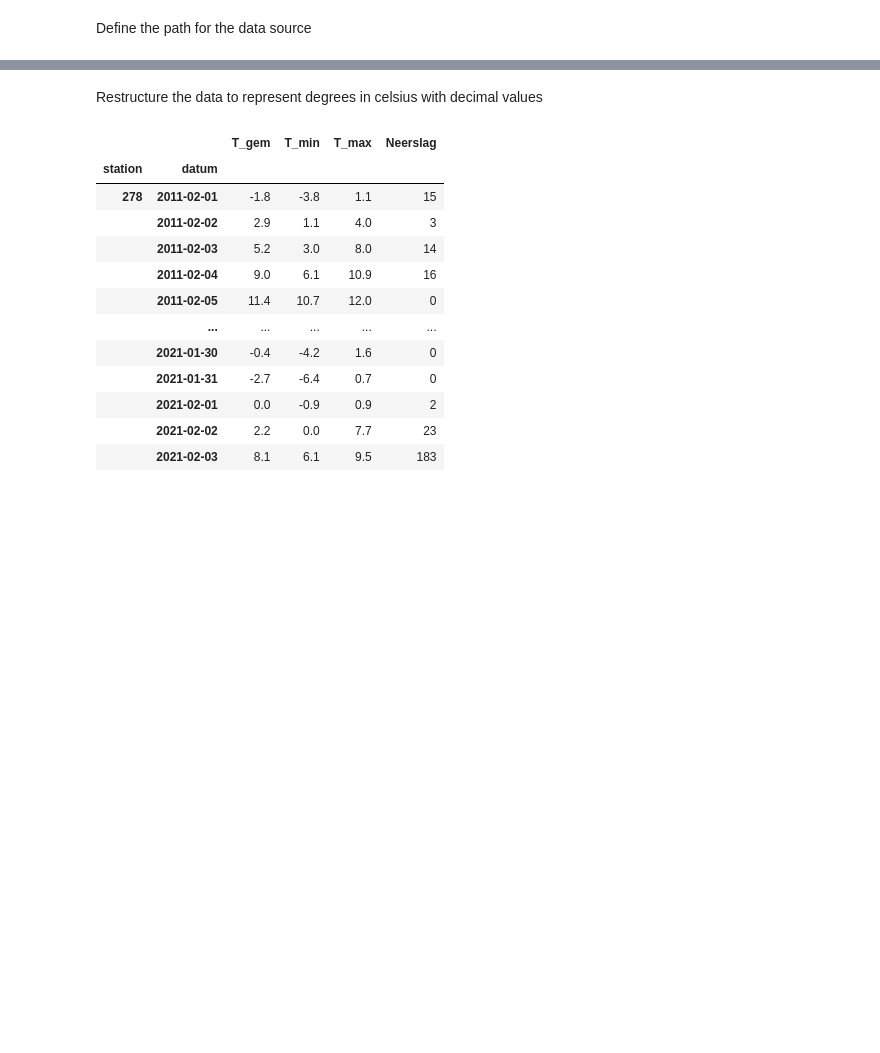
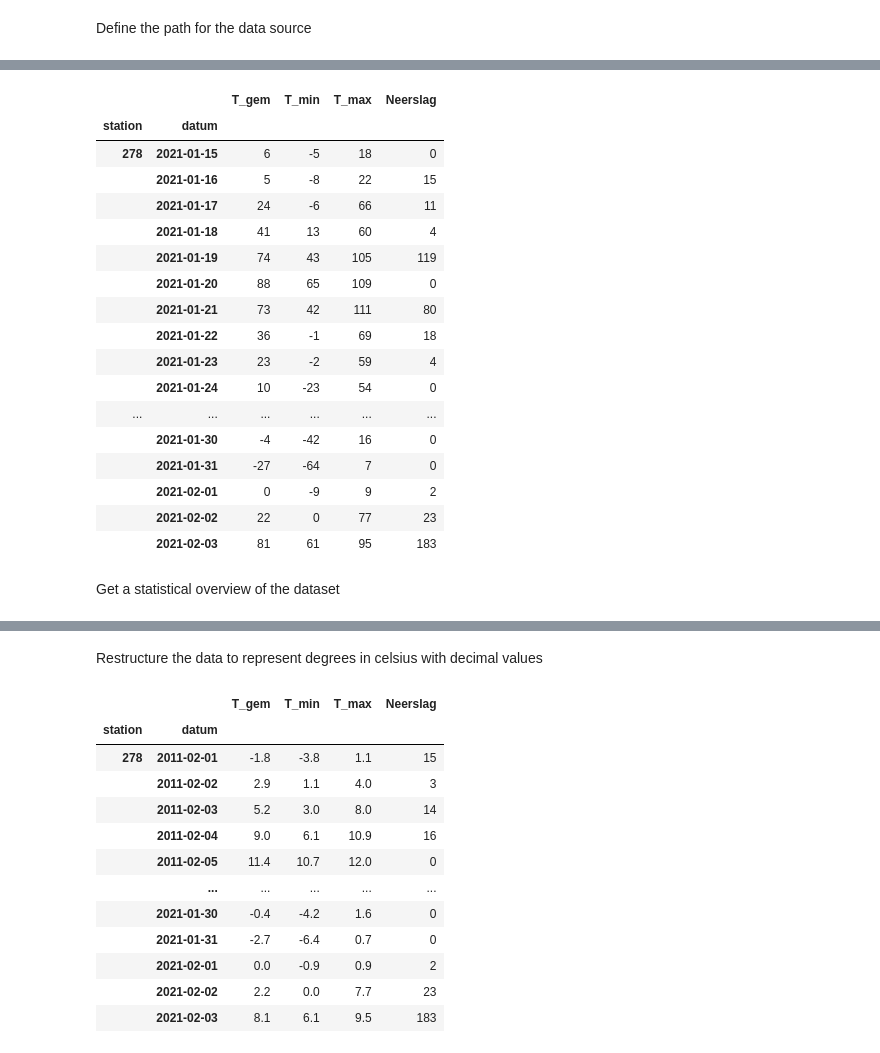
Before and after one commit to ReubenHawley/DSHuiswerkOpdrachten, a Jupyter notebook: notebooks/Data Science Workflow.ipynb, the cells around one changed output, grey strips where cells are left out. Cells and saved outputs as stored; diff of their text form; code cells hidden in the pictures; blank space fills up the shorter version.

```diff
--- a/notebooks/Data Science Workflow.ipynb
+++ b/notebooks/Data Science Workflow.ipynb
@@ -33,0 +178,24 @@ df.head(5)
+# %%
+# This displays the last number of rows passed in the parameters
+df.tail(20)
+# %% [output]
+|  |  | T_gem | T_min | T_max | Neerslag |
+| station | datum |  |  |  |  |
+| 278 | 2021-01-15 | 6 | -5 | 18 | 0 |
+|  | 2021-01-16 | 5 | -8 | 22 | 15 |
+|  | 2021-01-17 | 24 | -6 | 66 | 11 |
+|  | 2021-01-18 | 41 | 13 | 60 | 4 |
+|  | 2021-01-19 | 74 | 43 | 105 | 119 |
+|  | 2021-01-20 | 88 | 65 | 109 | 0 |
+|  | 2021-01-21 | 73 | 42 | 111 | 80 |
+|  | 2021-01-22 | 36 | -1 | 69 | 18 |
+|  | 2021-01-23 | 23 | -2 | 59 | 4 |
+|  | 2021-01-24 | 10 | -23 | 54 | 0 |
+| ... | ... | ... | ... | ... | ... |
+|  | 2021-01-30 | -4 | -42 | 16 | 0 |
+|  | 2021-01-31 | -27 | -64 | 7 | 0 |
+|  | 2021-02-01 | 0 | -9 | 9 | 2 |
+|  | 2021-02-02 | 22 | 0 | 77 | 23 |
+|  | 2021-02-03 | 81 | 61 | 95 | 183 |
+# %% [markdown]
+Get a statistical overview of the dataset
```
Also changed, not shown: parts of 32 cells of this notebook.
